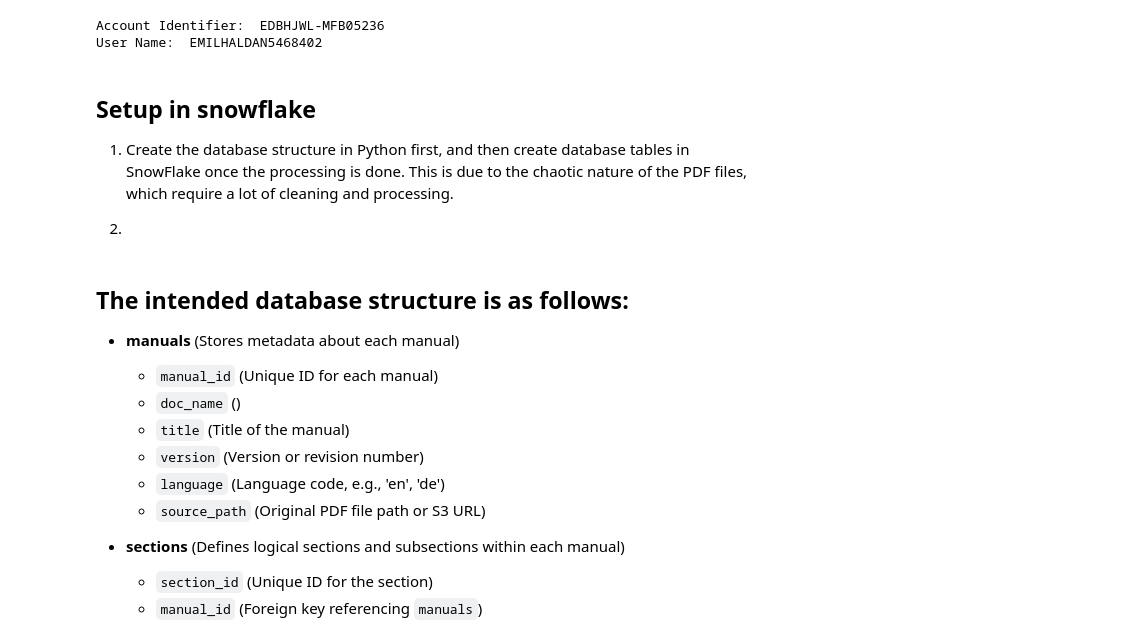
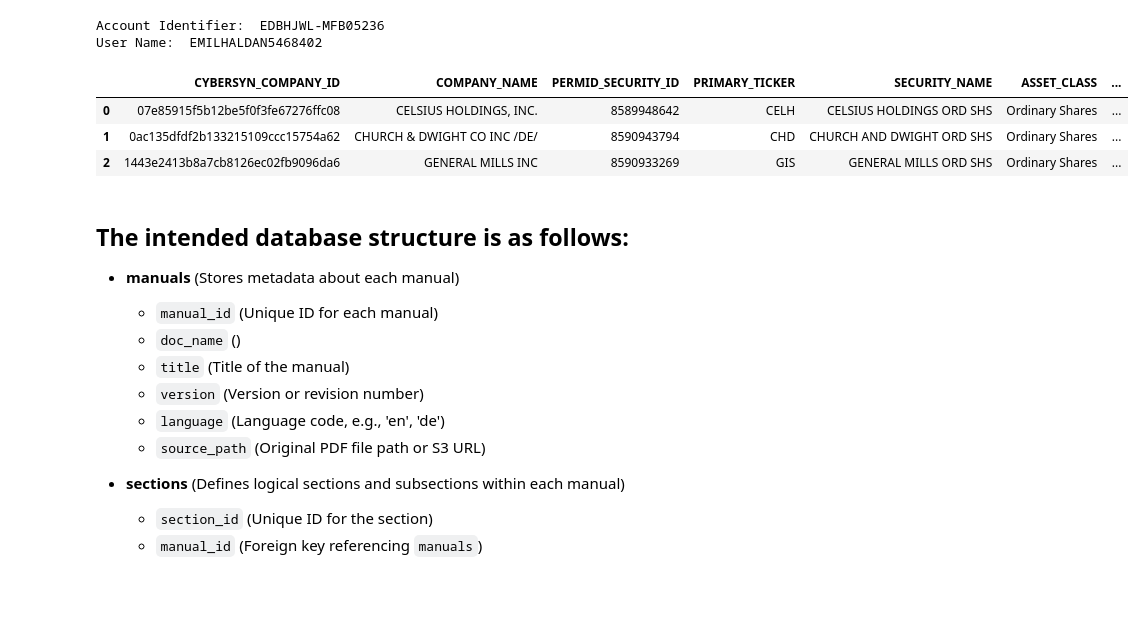
Before and after one commit to Haldan-NC/Snowflake-Cortex-Playground, a Jupyter notebook: washing_machine_playground.ipynb, the cells around one changed output. Drawn from its saved outputs; the diff is of its cells as text; code cells hidden in the pictures; blank space fills up the shorter version.

```diff
--- a/washing_machine_playground.ipynb
+++ b/washing_machine_playground.ipynb
@@ -37,12 +49,43 @@ print("User Name: ", user_name)
 # %% [output]
 Account Identifier:  EDBHJWL-MFB05236
 User Name:  EMILHALDAN5468402
-# %% [markdown]
-## Setup in snowflake
-
-1. Create the database structure in Python first, and then create database tables in SnowFlake once the processing is done. This is due to the chaotic nature of the PDF files, which require a lot of cleaning and processing.
-
-2.
+# %%
+
+connection_parameters = {
+    "account_identifier": account_identifier,
+    "user": user_name,
+    "password": password,
+    "role": "ACCOUNTADMIN",
+    "warehouse": "COMPUTE_WH",
+    "database": "CYBERSYN",
+    "schema": "PUBLIC"
+}
+
+# Connect to Snowflake
+conn = sf_connector.connect(
+    user=connection_parameters['user'],
+    password=connection_parameters['password'],
+    account=connection_parameters['account_identifier'],
+    warehouse=connection_parameters['warehouse'],
+    database=connection_parameters['database'],
+    schema=connection_parameters['schema'],
+    role=connection_parameters['role']
+)
+
+# # Test the connection
+cursor = conn.cursor()
+cursor.execute("""
+    SELECT *
+    FROM company_metadata;
+""")
+
+df = cursor.fetch_pandas_all()
+df.head(3)
+# %% [output]
+|  | CYBERSYN_COMPANY_ID | COMPANY_NAME | PERMID_SECURITY_ID | PRIMARY_TICKER | SECURITY_NAME | ASSET_CLASS | ... |
+| 0 | 07e85915f5b12be5f0f3fe67276ffc08 | CELSIUS HOLDINGS, INC. | 8589948642 | CELH | CELSIUS HOLDINGS ORD SHS | Ordinary Shares | ... |
+| 1 | 0ac135dfdf2b133215109ccc15754a62 | CHURCH & DWIGHT CO INC /DE/ | 8590943794 | CHD | CHURCH AND DWIGHT ORD SHS | Ordinary Shares | ... |
+| 2 | 1443e2413b8a7cb8126ec02fb9096da6 | GENERAL MILLS INC | 8590933269 | GIS | GENERAL MILLS ORD SHS | Ordinary Shares | ... |
 # %% [markdown]
 ## The intended database structure is as follows:
 
```
Also changed, not shown: parts of 4 cells of this notebook.
